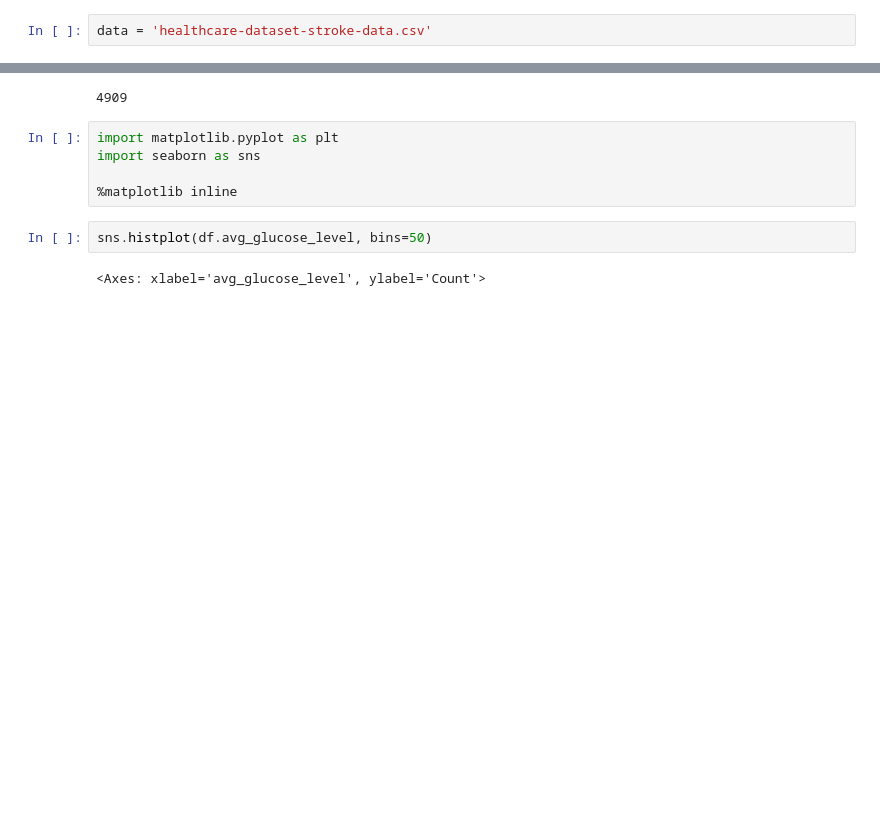
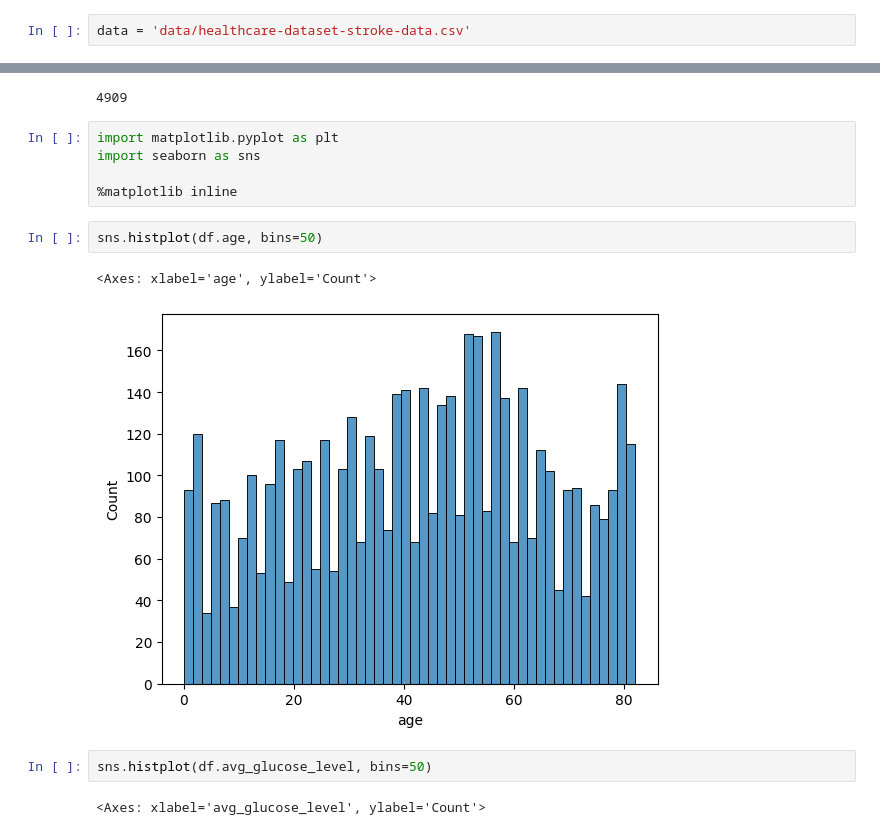
Before and after one commit to lucas-guillet/Mushroom-Edible-Predict, a Jupyter notebook: notebook.ipynb, the cells around one changed output, grey strips where cells are left out. Cells and saved outputs as stored; diff of their text form; blank space fills up the shorter version.

```diff
--- a/notebook.ipynb
+++ b/notebook.ipynb
@@ -4,7 +4,7 @@ import numpy as np
 
 import matplotlib.pyplot as plt
 # %%
-data = 'healthcare-dataset-stroke-data.csv'
+data = 'data/healthcare-dataset-stroke-data.csv'
 # %%
 df = pd.read_csv(data)
 
@@ -101,6 +101,11 @@ import matplotlib.pyplot as plt
 import seaborn as sns
 
 %matplotlib inline
+# %%
+sns.histplot(df.age, bins=50)
+# %% [output]
+<Axes: xlabel='age', ylabel='Count'>
+[figure, added]
 # %%
 sns.histplot(df.avg_glucose_level, bins=50)
 # %% [output]
```
Also changed, not shown: parts of 20 cells of this notebook.
